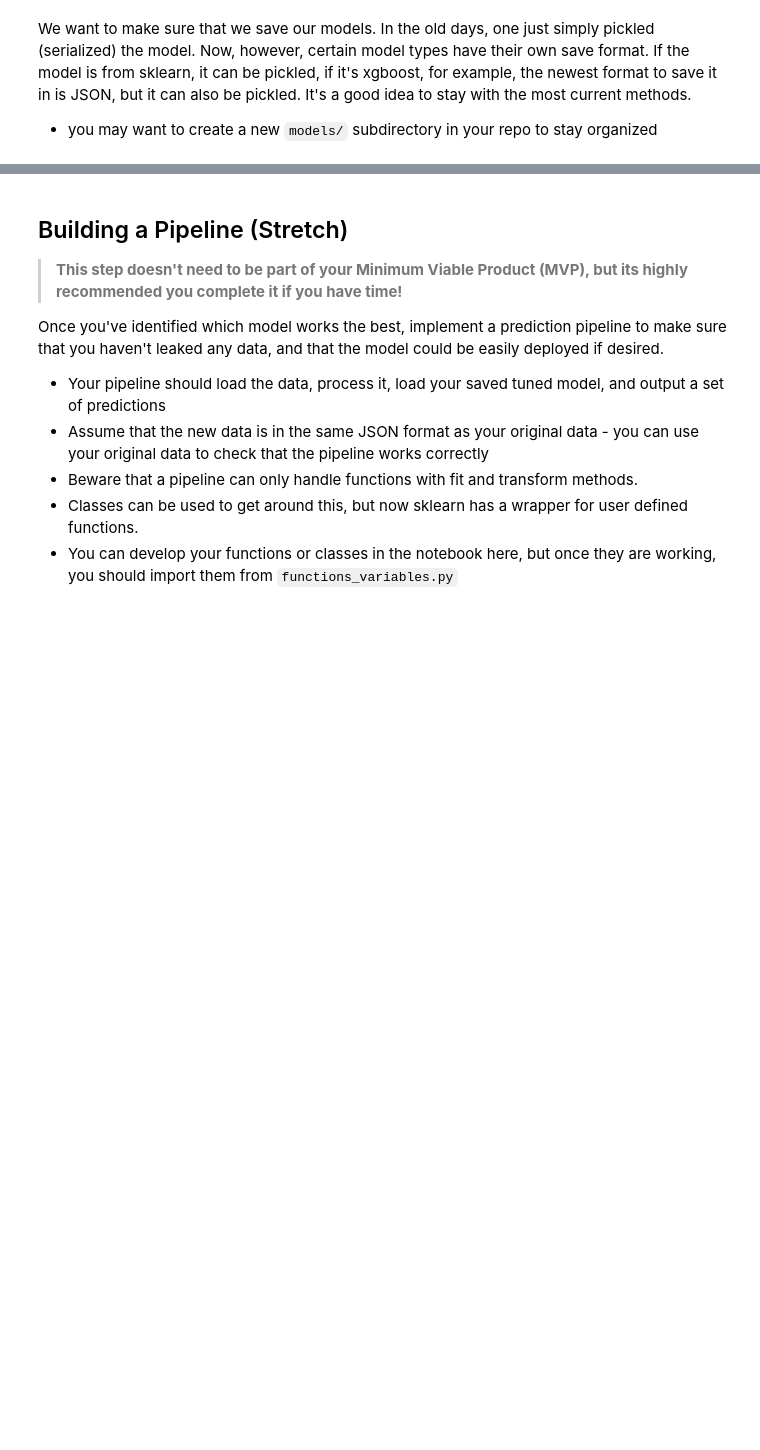
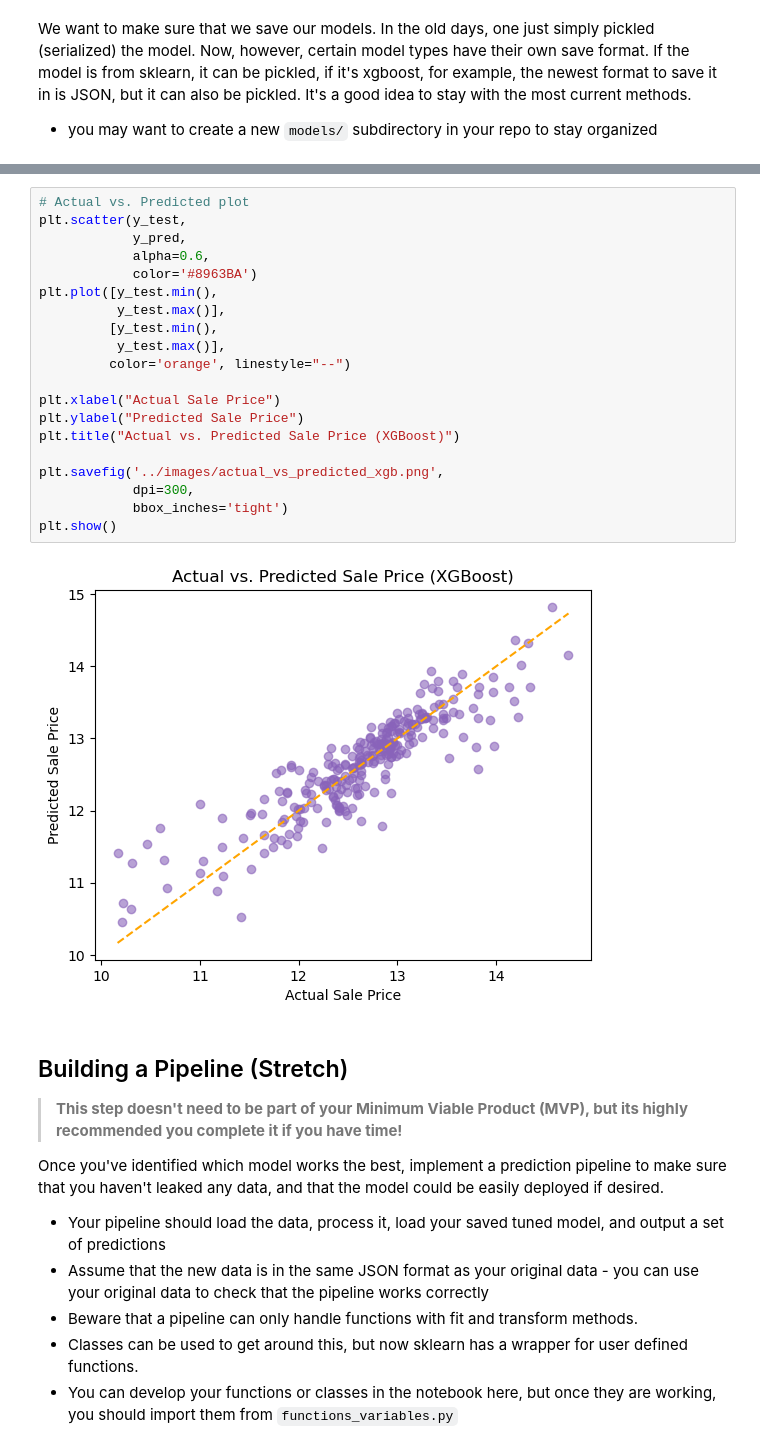
Before and after one commit to kangelamw/DS-Midterm-Project-LHL-2025, a Jupyter notebook: notebooks/3 - tuning_pipeline.ipynb, the cells around one changed output, grey strips where cells are left out. Cells and saved outputs as stored; diff of their text form; blank space fills up the shorter version.

```diff
--- a/notebooks/3 - tuning_pipeline.ipynb
+++ b/notebooks/3 - tuning_pipeline.ipynb
@@ -250,3 +345,25 @@ Test R² Score: 0.7776
+# %%
+# Actual vs. Predicted plot
+plt.scatter(y_test,
+            y_pred,
+            alpha=0.6,
+            color='#8963BA')
+plt.plot([y_test.min(),
+          y_test.max()],
+         [y_test.min(),
+          y_test.max()],
+         color='orange', linestyle="--")
+
+plt.xlabel("Actual Sale Price")
+plt.ylabel("Predicted Sale Price")
+plt.title("Actual vs. Predicted Sale Price (XGBoost)")
+
+plt.savefig('../images/actual_vs_predicted_xgb.png',
+            dpi=300,
+            bbox_inches='tight')
+plt.show()
+# %% [output]
+[figure, added]
 # %% [markdown]
 ## Building a Pipeline (Stretch)
 
```
Also changed, not shown: parts of 10 cells of this notebook, 10 other files.
